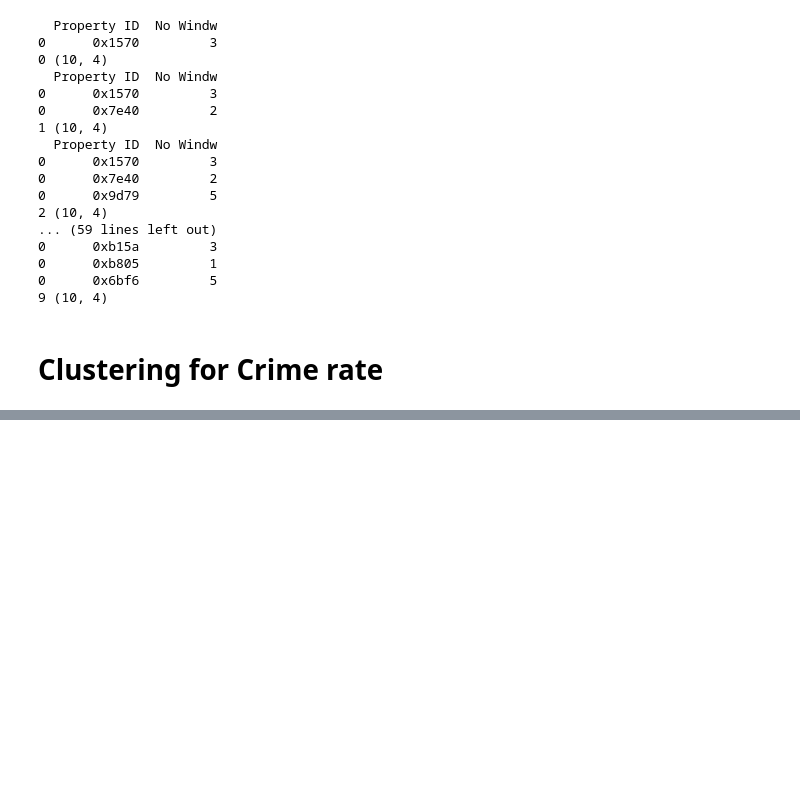
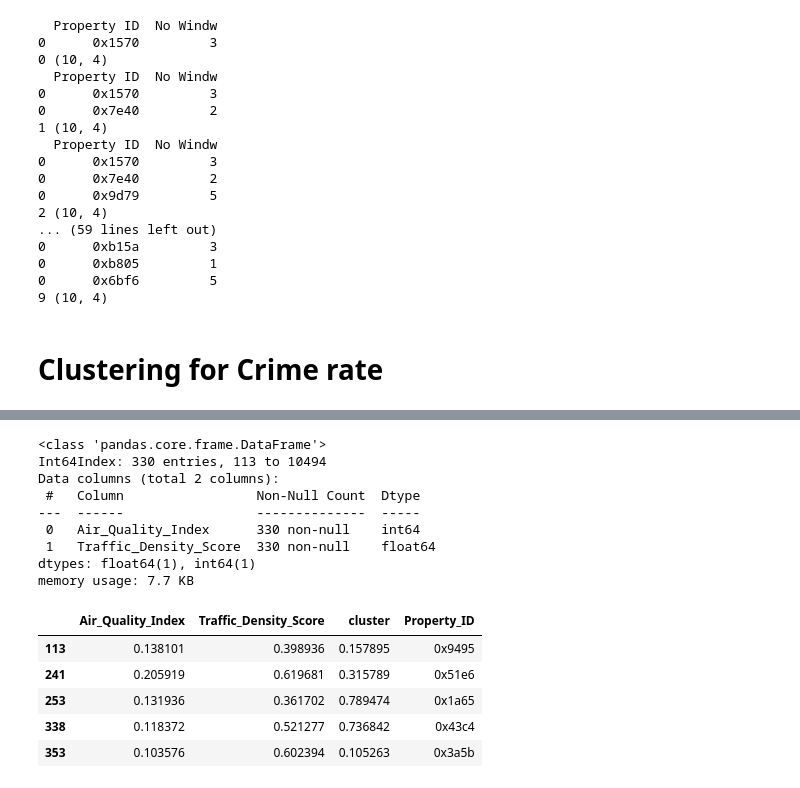
Before and after one commit to ma75442/HE_Get-a-room-ML-Hackathon-, a Jupyter notebook: Clusturing_(1).ipynb, the cells around one changed output, grey strips where cells are left out. Cells and saved outputs as stored; diff of their text form; code cells hidden in the pictures; blank space fills up the shorter version.

```diff
--- a/Clusturing_(1).ipynb
+++ b/Clusturing_(1).ipynb
@@ -610,0 +592,10 @@ ans.to_csv('crime_rate_clean.csv')
+# %%
+# test
+test = pd.read_csv('sample_data/testa.csv')
+test_pt = test[['Dust_and_Noise','Air_Quality_Index','Traffic_Density_Score']]
+
+test_pt = test_pt[test_pt['Dust_and_Noise'].isna()]
+#test_pt = test_pt[['Crime_Rate','Neighborhood_Review','Traffic_Density_Score']]
+# test_pt['Number_of_Windows'] = test_pt['Number_of_Windows'].astype("int64")
+test_pt.info()
+test_pt.head()
@@ -610,0 +619,24 @@ ans.to_csv('crime_rate_clean.csv')
+# %%
+test_pt3 = test_pt[['Air_Quality_Index','Traffic_Density_Score']]
+test_pt3_clusture = Kmean.fit_predict(test_pt3)
+test_pt3.info()
+test_pt3['cluster'] = test_pt3_clusture
+test_pt3 = (test_pt3-test_pt3.min())/(test_pt3.max()-test_pt3.min())
+test_pt3['Property_ID'] = test['Property_ID']
+test_pt3.head()
+# %% [output]
+<class 'pandas.core.frame.DataFrame'>
+Int64Index: 330 entries, 113 to 10494
+Data columns (total 2 columns):
+ #   Column                 Non-Null Count  Dtype
+---  ------                 --------------  -----
+ 0   Air_Quality_Index      330 non-null    int64
+ 1   Traffic_Density_Score  330 non-null    float64
+dtypes: float64(1), int64(1)
+memory usage: 7.7 KB
+|  | Air_Quality_Index | Traffic_Density_Score | cluster | Property_ID |
+| 113 | 0.138101 | 0.398936 | 0.157895 | 0x9495 |
+| 241 | 0.205919 | 0.619681 | 0.315789 | 0x51e6 |
+| 253 | 0.131936 | 0.361702 | 0.789474 | 0x1a65 |
+| 338 | 0.118372 | 0.521277 | 0.736842 | 0x43c4 |
+| 353 | 0.103576 | 0.602394 | 0.105263 | 0x3a5b |
```
Also changed, not shown: parts of 17 cells of this notebook.
